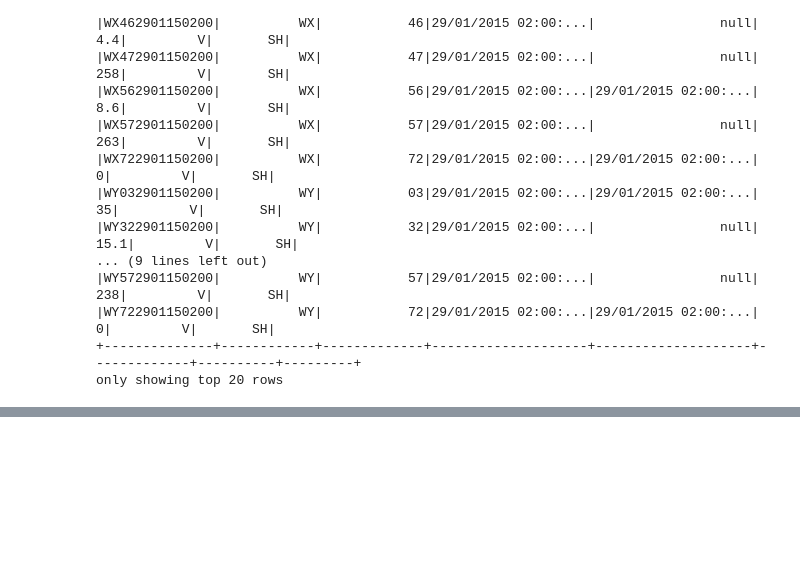
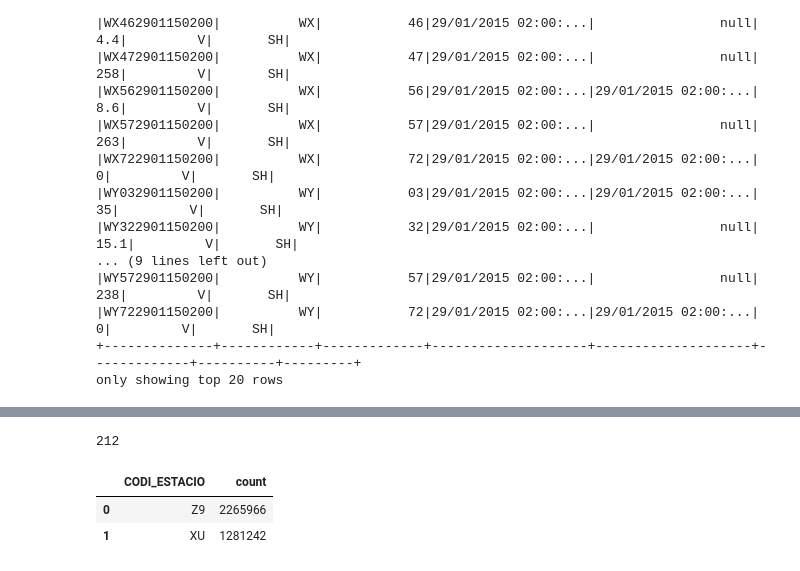
Before and after one commit to villoro/villoro_posts, a Jupyter notebook: pyspark/2. weather_pyspark.ipynb, the cells around one changed output, grey strips where cells are left out. Drawn from its saved outputs; the diff is of its cells as text; code cells hidden in the pictures; blank space fills up the shorter version.

```diff
--- a/pyspark/2. weather_pyspark.ipynb
+++ b/pyspark/2. weather_pyspark.ipynb
@@ -46,0 +51,11 @@ sdf.limit(5).toPandas()
+# %%
+sdf.select("CODI_ESTACIO").distinct().count()
+# %% [output]
+212
+# %%
+df = sdf.groupby("CODI_ESTACIO").count().toPandas()
+df.head(2)
+# %% [output]
+|  | CODI_ESTACIO | count |
+| 0 | Z9 | 2265966 |
+| 1 | XU | 1281242 |
```
Also changed, not shown: parts of 18 cells of this notebook.
